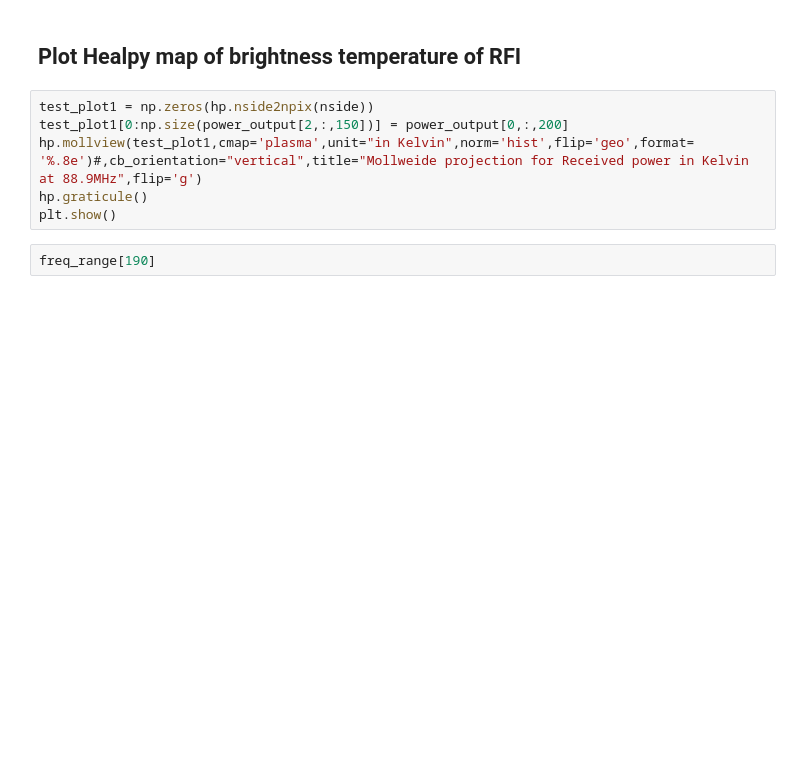
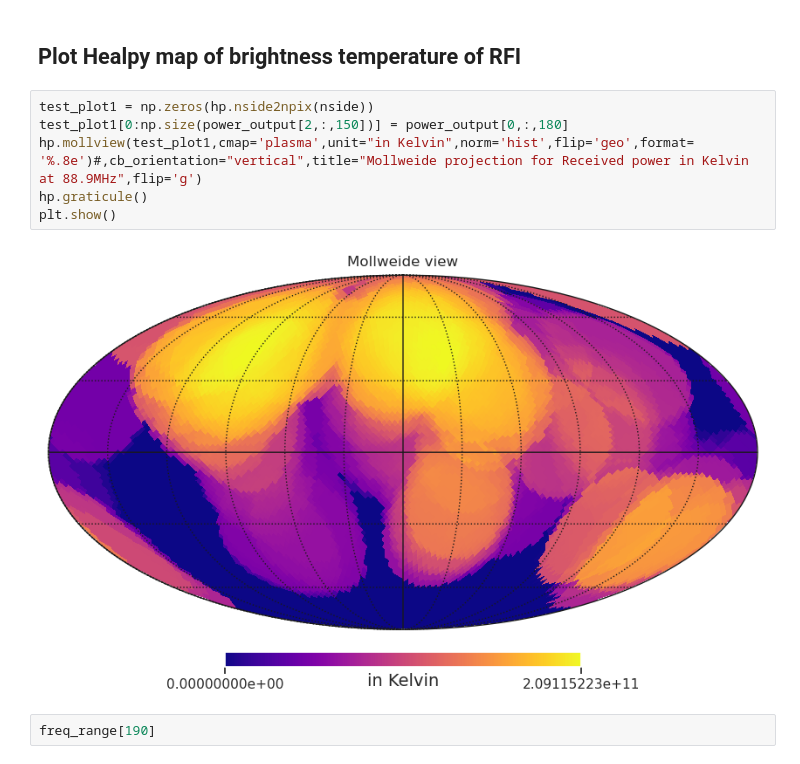
Before and after one commit to Bharatcs/rfi, a Jupyter notebook: Project/starfire_main.ipynb, the cells around one changed output. Cells and saved outputs as stored; diff of their text form; blank space fills up the shorter version.

```diff
--- a/Project/starfire_main.ipynb
+++ b/Project/starfire_main.ipynb
@@ -493,10 +534,12 @@ goodpix=orbitpix[np.where(orbitfom>50)]
 ## Plot Healpy map of brightness temperature of RFI
 # %%
 test_plot1 = np.zeros(hp.nside2npix(nside))
-test_plot1[0:np.size(power_output[2,:,150])] = power_output[0,:,200]
+test_plot1[0:np.size(power_output[2,:,150])] = power_output[0,:,180]
 hp.mollview(test_plot1,cmap='plasma',unit="in Kelvin",norm='hist',flip='geo',format= '%.8e')#,cb_orientation="vertical",title="Mollweide projection for Received power in Kelvin at 88.9MHz",flip='g')
 hp.graticule()
 plt.show()
+# %% [output]
+[figure, added]
 # %%
 freq_range[190]
 # %%
```
Also changed, not shown: parts of 16 cells of this notebook.
